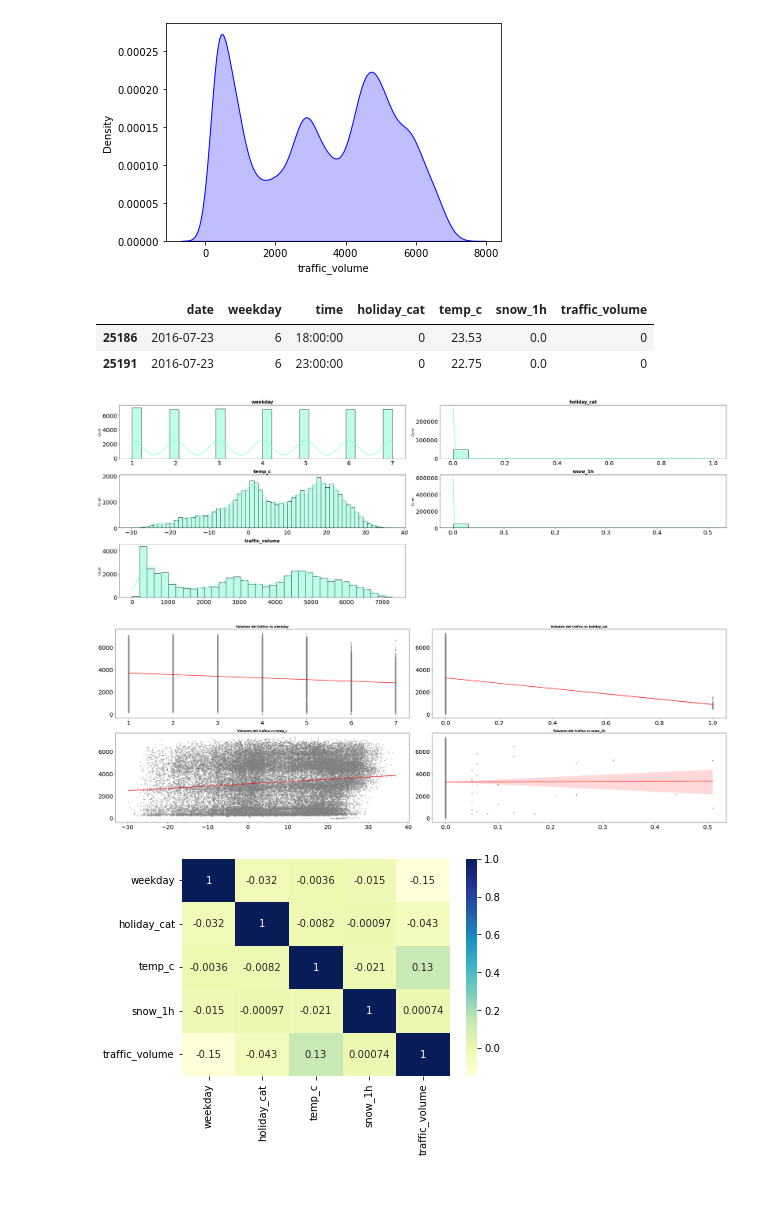
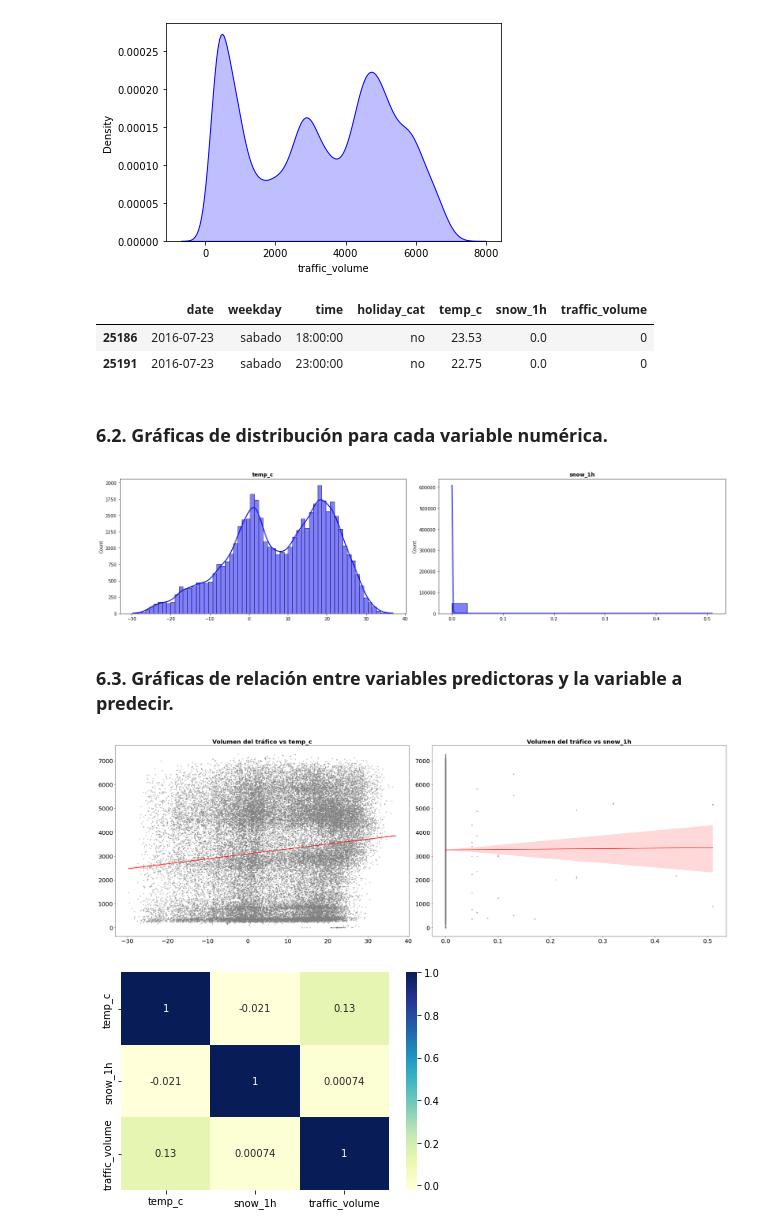
Before and after one commit to Adalab/DA-promo-c-modulo-3-sprint-1-Mina-Mai, a Jupyter notebook: Regresion_lineal 2/2_pp_regresion_lineal_01.ipynb, the cells around one changed output. Drawn from its saved outputs; the diff is of its cells as text; code cells hidden in the pictures; blank space fills up the shorter version.

```diff
--- a/Regresion_lineal 2/2_pp_regresion_lineal_01.ipynb
+++ b/Regresion_lineal 2/2_pp_regresion_lineal_01.ipynb
@@ -127,9 +121,9 @@ df.head(1)
 # %%
 def festivos(col):
     if col == "None":
-        return 0
+        return 'no'
     else:
-        return 1
+        return 'si'
 # %%
 df["holiday_cat"]= df["holiday"].apply(festivos)
 # %%
@@ -157,3 +151,6 @@ def dia_semana(col):
 df['date'] = pd.to_datetime(df['date'], dayfirst=True)
 # %%
 df["weekday"]= df["date"].apply(dia_semana)
+# %%
+mapa_dias = {1: 'lunes', 2: 'martes', 3: 'miercoles', 4: 'jueves', 5: 'viernes', 6: 'sabado', 7: 'domingo'}
+df['weekday']= df['weekday'].map(mapa_dias)
@@ -201,7 +200,7 @@ print(numericas)
 # %%
 # Gráficas para ver los outliers de cada variable numérica
 
-fig, axes = plt.subplots(3, 2, figsize=(15,10))
+fig, axes = plt.subplots(2, 2, figsize=(15,10))
 axes = axes.flat
 
 for i,col in enumerate(numericas):
@@ -226,42 +231,43 @@ df_2[df_2['traffic_volume'] < 1]
 #Filtramos la variable respuesta para encontrar los registros negativos pero no aparecen..
 # %% [output]
 |  | date | weekday | time | holiday_cat | temp_c | snow_1h | traffic_volume |
-| 25186 | 2016-07-23 | 6 | 18:00:00 | 0 | 23.53 | 0.0 | 0 |
-| 25191 | 2016-07-23 | 6 | 23:00:00 | 0 | 22.75 | 0.0 | 0 |
+| 25186 | 2016-07-23 | sabado | 18:00:00 | no | 23.53 | 0.0 | 0 |
+| 25191 | 2016-07-23 | sabado | 23:00:00 | no | 22.75 | 0.0 | 0 |
+# %% [markdown]
+### 6.2. Gráficas de distribución para cada variable numérica.
 # %%
-# Gráficas de distribución para cada variable numérica
-
-fig, axes = plt.subplots(nrows = 3, ncols = 2, figsize = (30, 10))
+fig, axes = plt.subplots(nrows = 1, ncols = 2, figsize = (20,5))
 
 axes = axes.flat
+
+numericas= numericas[:-1]
 
 for i, colum in enumerate(numericas):
     sns.histplot(
         data = df_2,
         x = colum,
         kde = True,
-        color = "aquamarine",
+        color = "blue",
         line_kws = {"linewidth": 2},
         alpha = 0.5,
         ax = axes[i])
 
 
-    axes[i].set_title(colum, fontsize = 15, fontweight = "bold")
-    axes[i].tick_params(labelsize = 20)
+    axes[i].set_title(colum, fontsize = 12, fontweight = "bold")
+    axes[i].tick_params(labelsize = 10)
     axes[i].set_xlabel("")
 
-fig.delaxes(axes[-1])
 fig.tight_layout();
 # %% [output]
-[figure, old version]
+[figure, new version]
+# %% [markdown]
+### 6.3. Gráficas de relación entre variables predictoras y la variable a predecir.
 # %%
-# Gráficas de relación entre variables predictoras y la variable a predecir
-
-fig, axes = plt.subplots(nrows = 2, ncols = 2, figsize = (30, 10))
+fig, axes = plt.subplots(nrows = 1, ncols = 2, figsize = (30, 10))
 
 axes = axes.flat
 
-numericas= numericas[:-1]
+#numericas= numericas[:-1]
 
 for i, colum in enumerate(numericas):
     sns.regplot(
@@ -273,20 +279,17 @@ for i, colum in enumerate(numericas):
         line_kws = {"color": "red", "alpha": 0.7 },
         ax = axes[i])
 
-    axes[i].set_title(f"Volumen del tráfico vs {colum}", fontsize = 10, fontweight = "bold")
+    axes[i].set_title(f"Volumen del tráfico vs {colum}", fontsize = 20, fontweight = "bold")
     axes[i].tick_params(labelsize = 20)
     axes[i].set_xlabel("")
     axes[i].set_ylabel("")
 
-#fig.delaxes(axes[-1])
 fig.tight_layout();
 # %% [output]
-[figure, old version]
+[figure, new version]
 # %%
-# Gráfica para ver la correlación entre variables
-
 sns.heatmap(df_2.corr(),
            cmap = "YlGnBu",
            annot = True);
 # %% [output]
-[figure, old version]
+[figure, new version]
```
Also changed, not shown: parts of 34 cells of this notebook, 20 other files.
